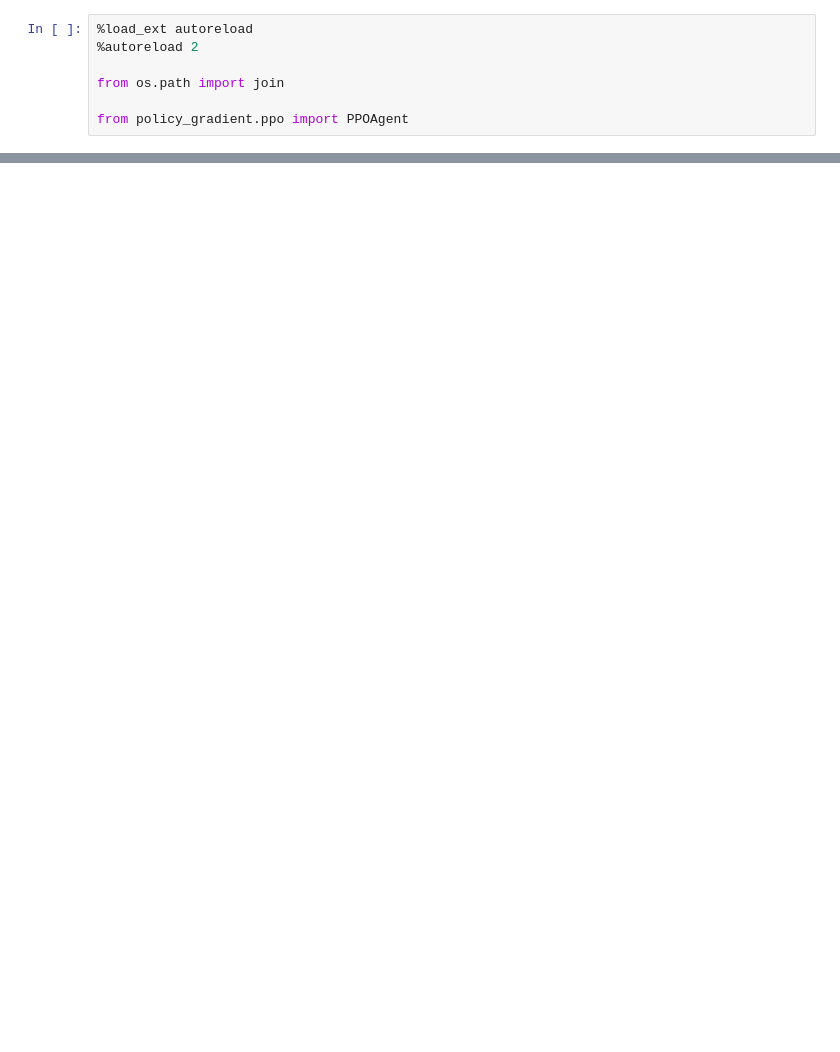
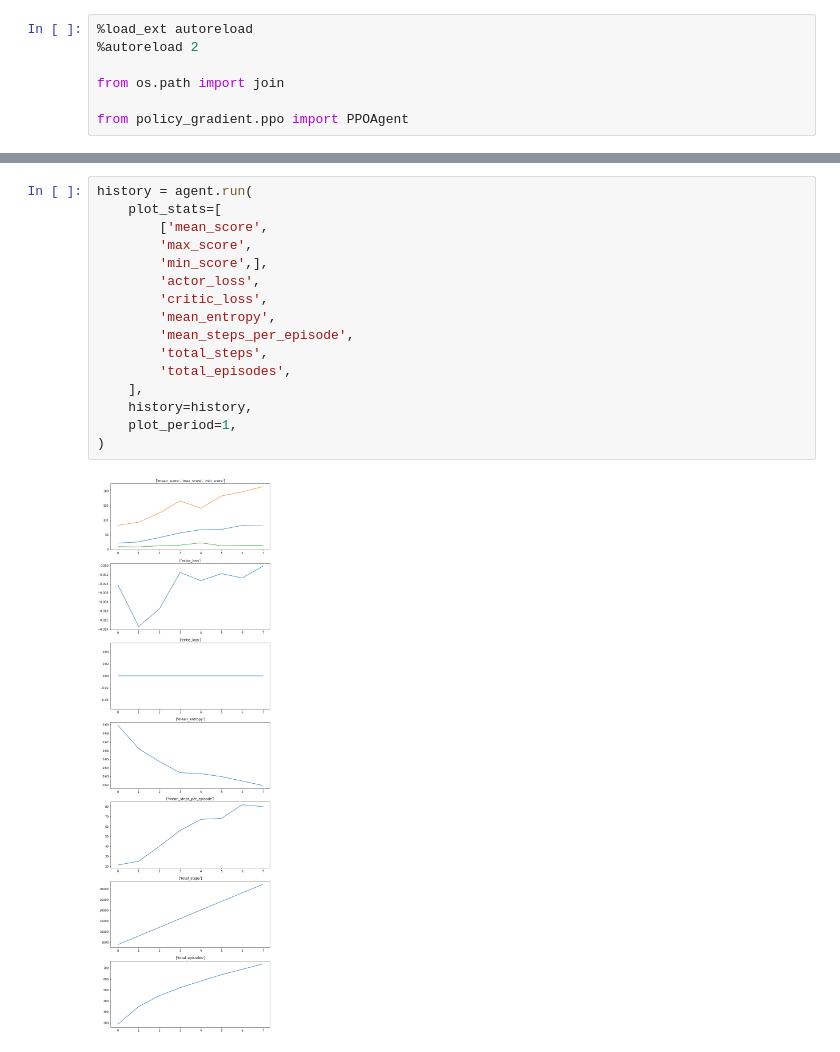
Before and after one commit to illyakaynov/masterclass-drl-serpentine, a Jupyter notebook: 04_Proximal_Policy_Optimization.ipynb, the cells around one changed output, grey strips where cells are left out. Cells and saved outputs as stored; diff of their text form; blank space fills up the shorter version.

```diff
--- a/04_Proximal_Policy_Optimization.ipynb
+++ b/04_Proximal_Policy_Optimization.ipynb
@@ -59,0 +92,18 @@ history = agent.run(
+# %%
+history = agent.run(
+    plot_stats=[
+        ['mean_score',
+        'max_score',
+        'min_score',],
+        'actor_loss',
+        'critic_loss',
+        'mean_entropy',
+        'mean_steps_per_episode',
+        'total_steps',
+        'total_episodes',
+    ],
+    history=history,
+    plot_period=1,
+)
+# %% [output]
+[figure, added]
```
Also changed, not shown: parts of 3 cells of this notebook, 2 other files.
